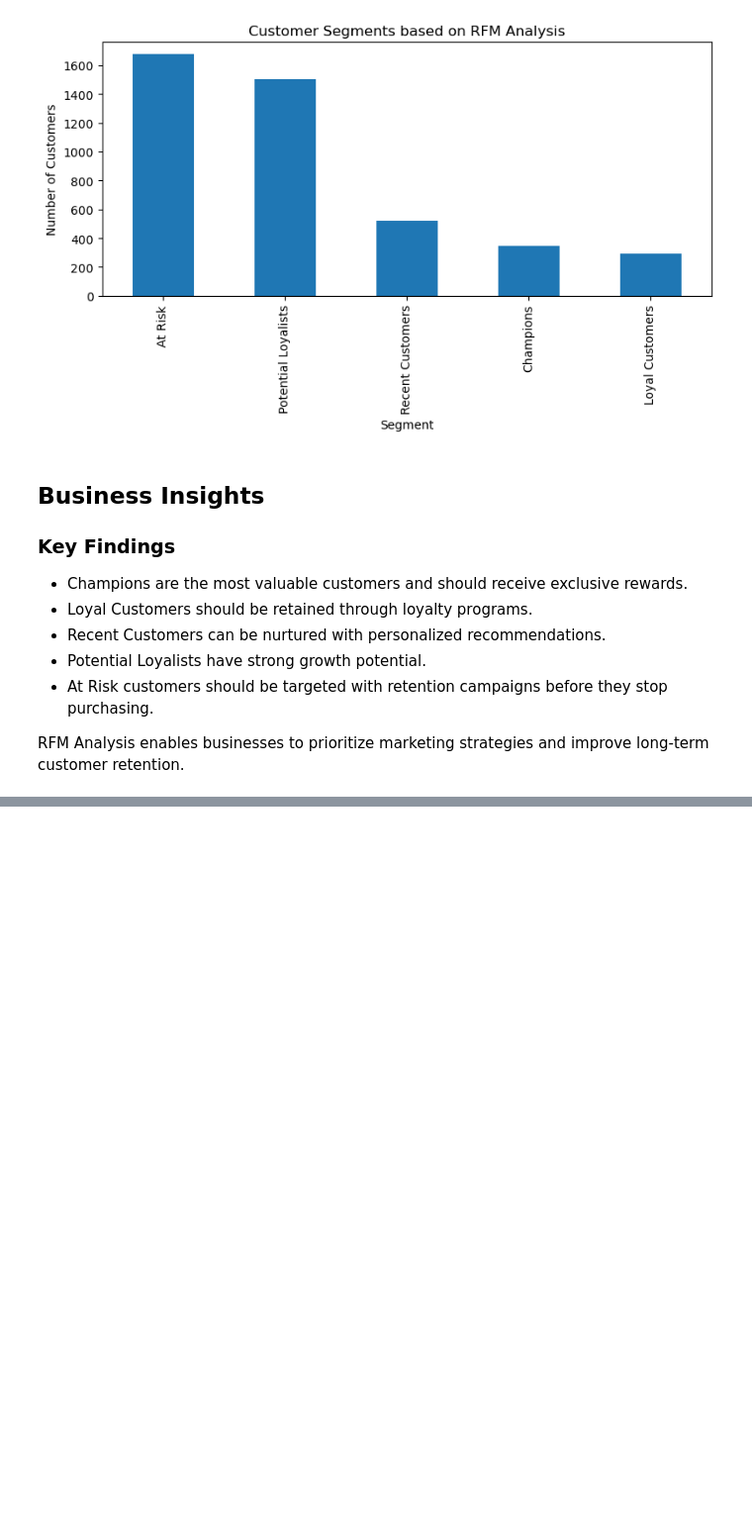
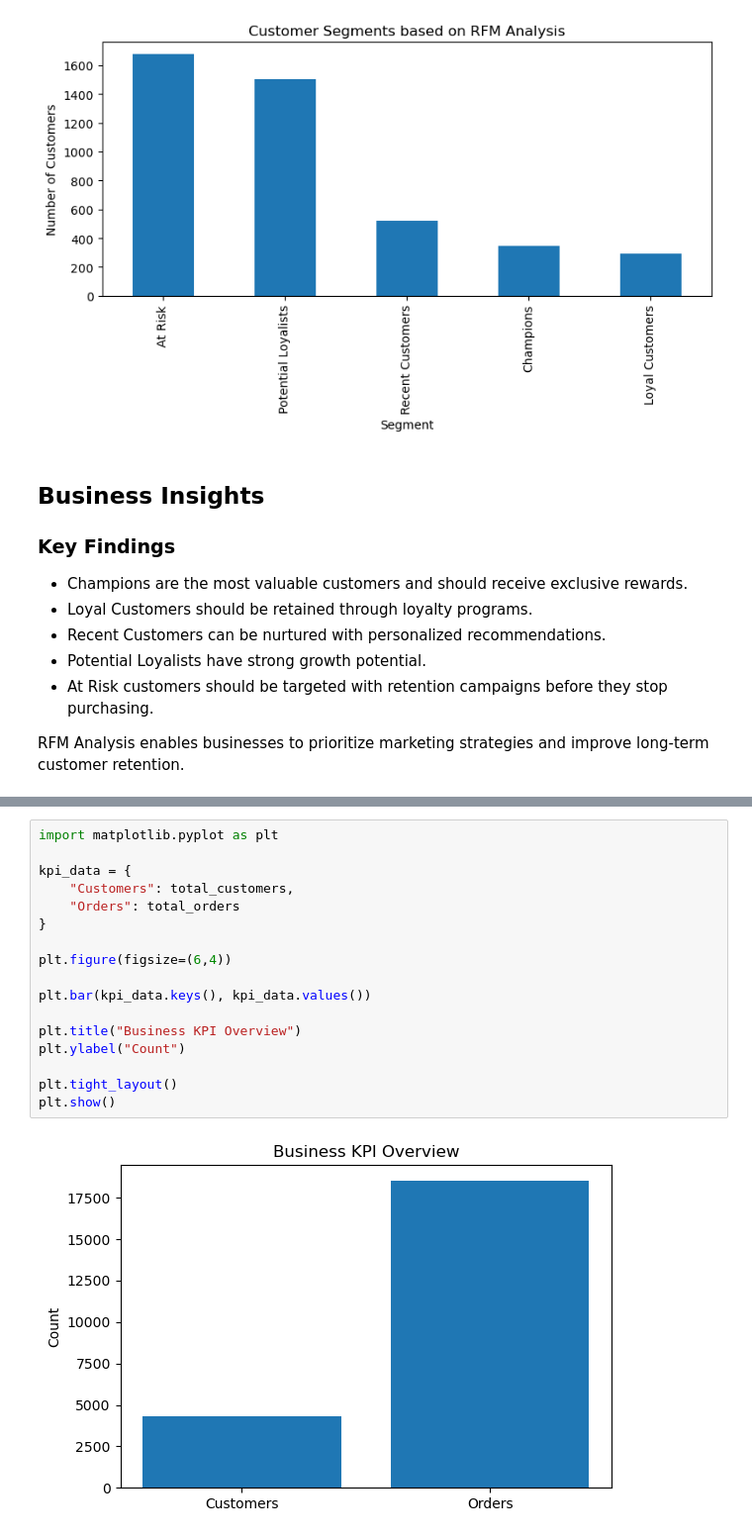
Before and after one commit to jyotidamji270804/cohort-retention-cltv-analysis, a Jupyter notebook: notebooks/02_cltv_analysis.ipynb, the cells around one changed output, grey strips where cells are left out. Shown at 99% size. Cells and saved outputs as stored; diff of their text form; blank space fills up the shorter version.

```diff
--- a/notebooks/02_cltv_analysis.ipynb
+++ b/notebooks/02_cltv_analysis.ipynb
@@ -683,0 +748,19 @@ RFM Analysis enables businesses to prioritize marketing strategies and improve l
+# %%
+import matplotlib.pyplot as plt
+
+kpi_data = {
+    "Customers": total_customers,
+    "Orders": total_orders
+}
+
+plt.figure(figsize=(6,4))
+
+plt.bar(kpi_data.keys(), kpi_data.values())
+
+plt.title("Business KPI Overview")
+plt.ylabel("Count")
+
+plt.tight_layout()
+plt.show()
+# %% [output]
+[figure, added]
```
Also changed, not shown: parts of 4 cells of this notebook, 1 other file.
